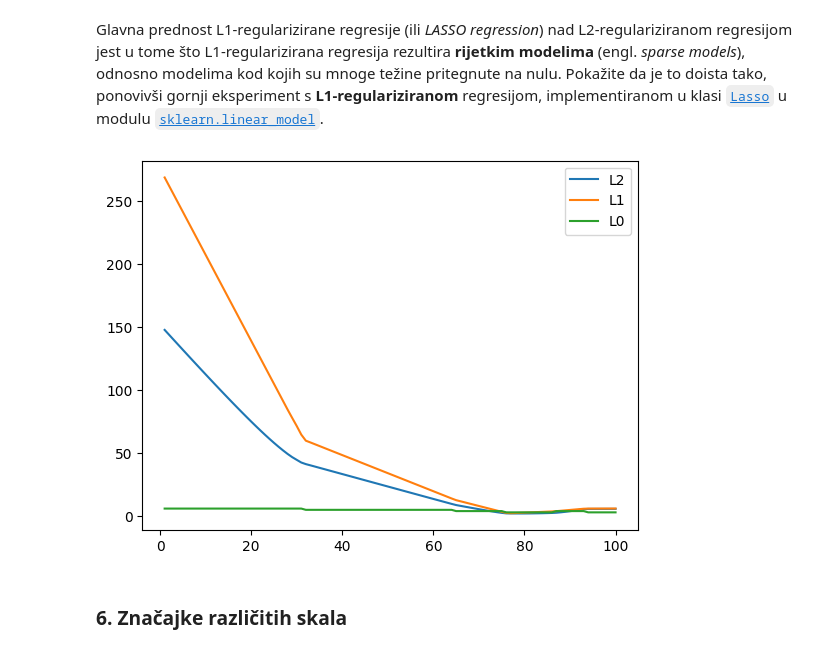
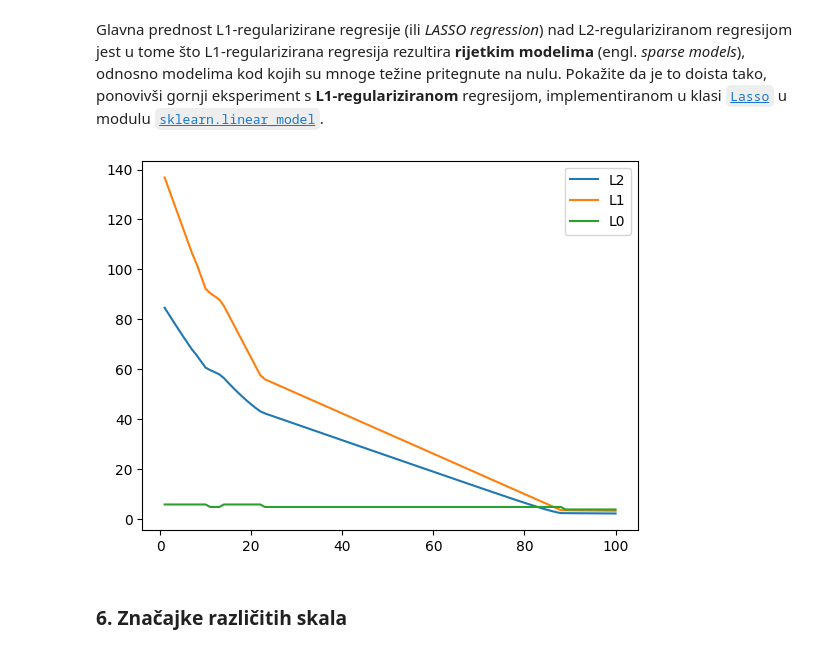
Before and after one commit to futa125/Machine-Learning-1, a Jupyter notebook: LAB1/SU1-2022-LAB1.ipynb, the cells around one changed output. Cells and saved outputs as stored; diff of their text form; code cells hidden in the pictures.

```diff
--- a/LAB1/SU1-2022-LAB1.ipynb
+++ b/LAB1/SU1-2022-LAB1.ipynb
@@ -266,7 +266,7 @@ for degree in degrees:
     w = np.dot(linalg.pinv(PHI), y_train)
     y_predicted_train = np.dot(PHI, w)
 
-    PHI = poly.fit_transform(X_test)
+    PHI = poly.transform(X_test)
     y_predicted_test = np.dot(PHI, w)
 
     train_errors.append(np.log(mean_squared_error(y_train, y_predicted_train)))
@@ -337,7 +337,7 @@ for key in data.keys():
         w = np.dot(linalg.pinv(PHI), train_output)
         y_predicted_train = np.dot(PHI, w)
 
-        PHI = poly.fit_transform(test_input)
+        PHI = poly.transform(test_input)
         y_predicted_test = np.dot(PHI, w)
 
         train_errors.append(np.log(mean_squared_error(train_output, y_predicted_train)))
@@ -478,7 +478,7 @@ for lambda_ in lambdas:
 
     y_train_predicted = clf.predict(PHI)
 
-    PHI = np.array(poly.fit_transform(X_test))
+    PHI = np.array(poly.transform(X_test))
     y_test_predicted = clf.predict(PHI)
 
     train_errors.append(np.log(mean_squared_error(y_train, y_train_predicted)))
@@ -526,7 +526,7 @@ for lambda_ in lambdas:
 
     y_train_predicted = clf.predict(PHI)
 
-    PHI = np.array(poly.fit_transform(X_test))
+    PHI = np.array(poly.transform(X_test))
     y_test_predicted = clf.predict(PHI)
 
     w = [clf.intercept_[0]]
@@ -562,35 +562,35 @@ X_train, X_test, y_train, y_test = train_test_split(X, y, train_size=0.5, test_s
 poly = PolynomialFeatures(degree=5, include_bias=True)
 lambdas = range(1, 100 + 1)
 
 l2_weights = []
 l1_weights = []
 l0_weights = []
 for lambda_ in lambdas:
     PHI = np.array(poly.fit_transform(X_train))
 
     clf = Lasso(alpha=lambda_)
     clf.fit(PHI, y_test)
 
     y_train_predicted = clf.predict(PHI)
 
-    PHI = np.array(poly.fit_transform(X_test))
+    PHI = np.array(poly.transform(X_test))
     y_test_predicted = clf.predict(PHI)
 
     w = [clf.intercept_[0]]
     w.extend(clf.coef_)
     w = np.array(w)
 
     l2_weights.append(linalg.norm(w))
     l1_weights.append(linalg.norm(w, 1))
     l0_weights.append(nonzeroes(w))
 
 plt.plot(lambdas, l2_weights, label="L2")
 plt.plot(lambdas, l1_weights, label="L1")
 plt.plot(lambdas, l0_weights, label="L0")
 plt.legend(loc="upper right")
 plt.show()
 # %% [output]
-[figure, old version]
+[figure, new version]
 # %% [markdown]
 ### 6. Značajke različitih skala
 # %% [markdown]
```
Also changed, not shown: parts of 10 cells of this notebook.
